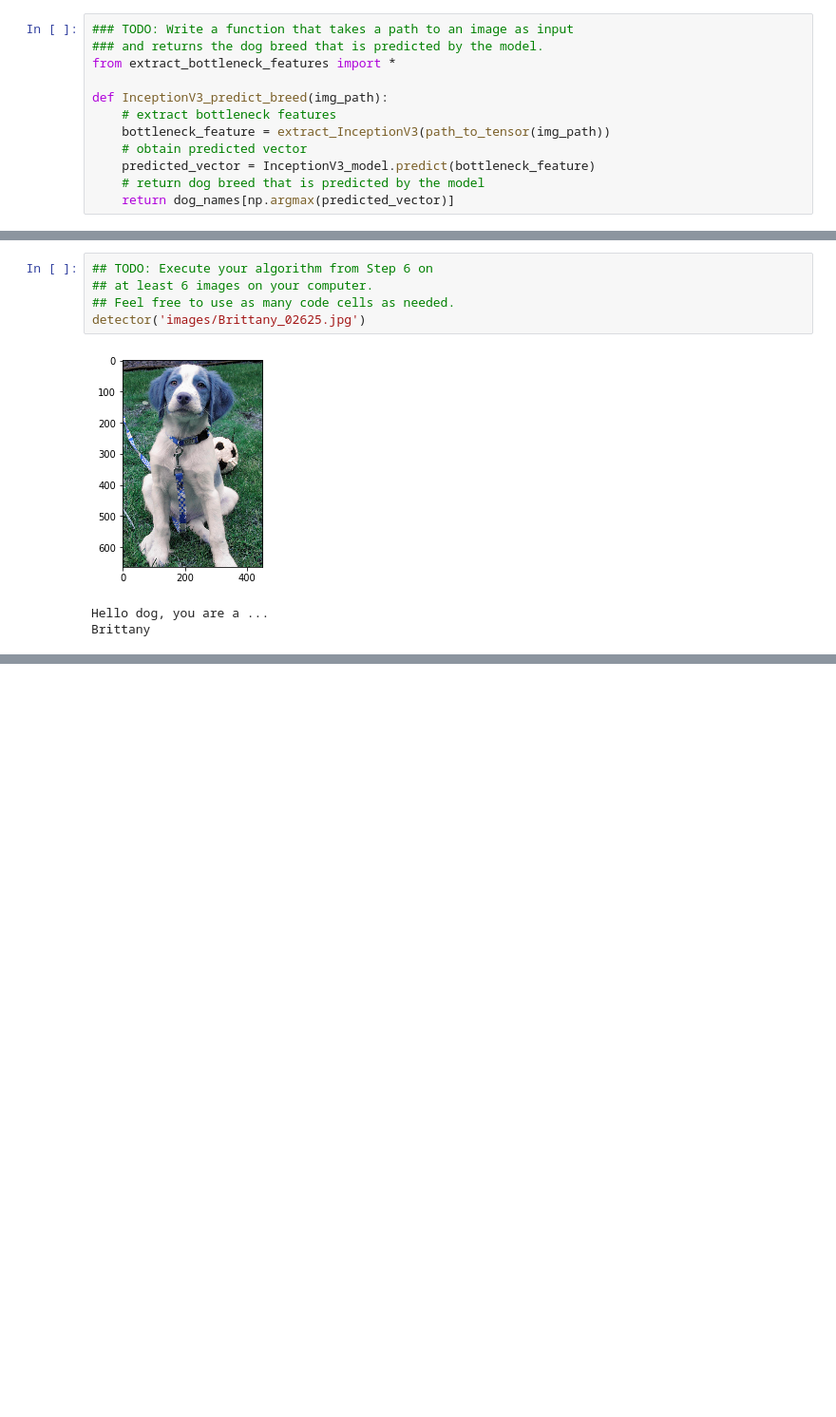
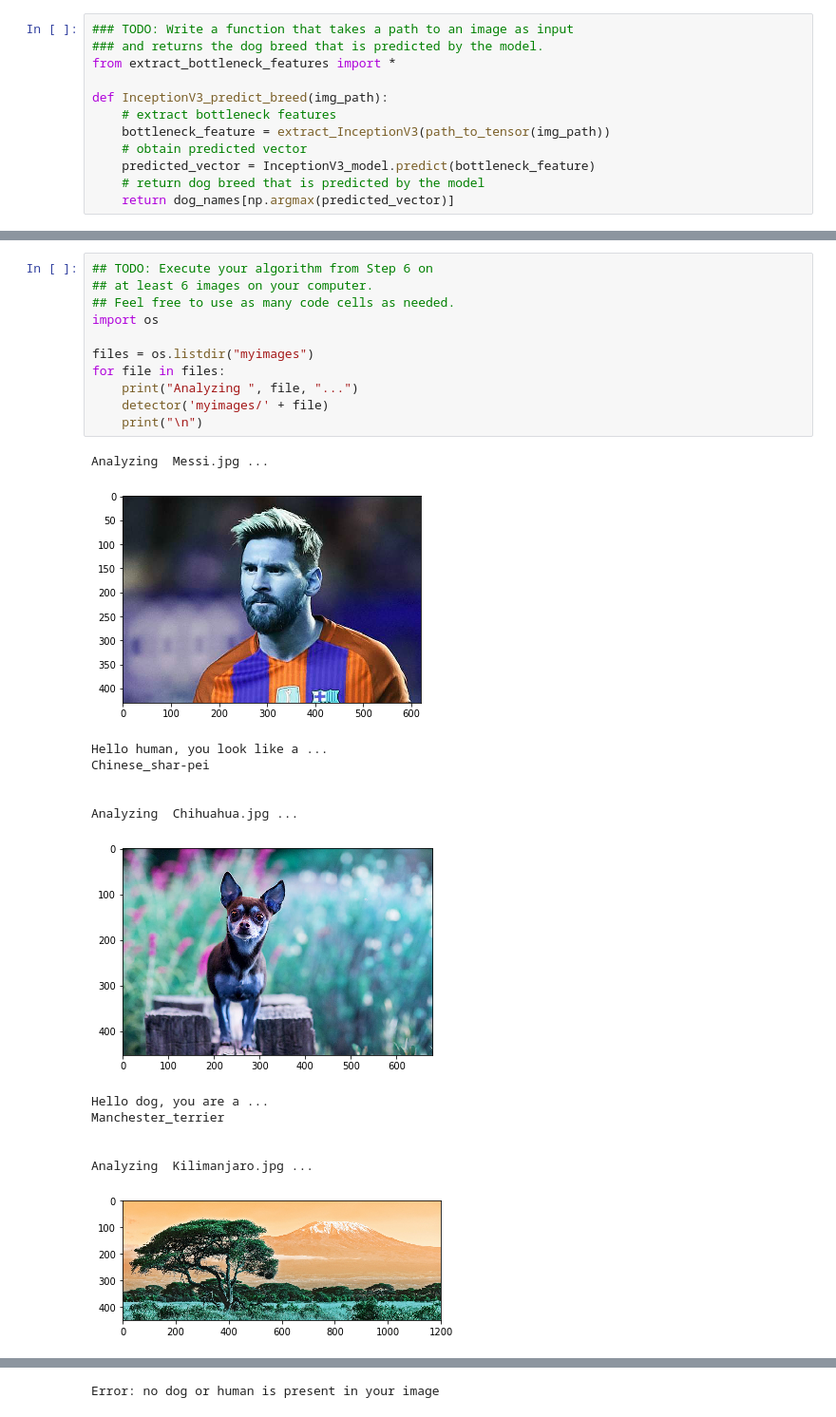
Before and after one commit to bodsul/CNNDogBreedClassifier, a Jupyter notebook: dog_app.ipynb, the cells around one changed output, grey strips where cells are left out. Shown at 95% size. Drawn from its saved outputs; the diff is of its cells as text; blank space fills up the shorter version.

Commit message:
Tested on a few sample Images

```diff
--- a/dog_app.ipynb
+++ b/dog_app.ipynb
@@ -749,9 +759,26 @@ __Answer:__
 # %%
 ## TODO: Execute your algorithm from Step 6 on
 ## at least 6 images on your computer.
 ## Feel free to use as many code cells as needed.
-detector('images/Brittany_02625.jpg')
+import os
+
+files = os.listdir("myimages")
+for file in files:
+    print("Analyzing ", file, "...")
+    detector('myimages/' + file)
+    print("\n")
 # %% [output]
+Analyzing  Messi.jpg ...
-[figure, old version]
+[figure, new version]
-Hello dog, you are a ...
-Brittany
+Hello human, you look like a ...
+Chinese_shar-pei
+
+
+Analyzing  Chihuahua.jpg ...
+[figure, added]
+Hello dog, you are a ...
+Manchester_terrier
+
+
+Analyzing  Kilimanjaro.jpg ...
+[figure, added]
@@ -757,0 +802 @@ Brittany
+Error: no dog or human is present in your image
```
Also changed, not shown: parts of 8 cells of this notebook.
